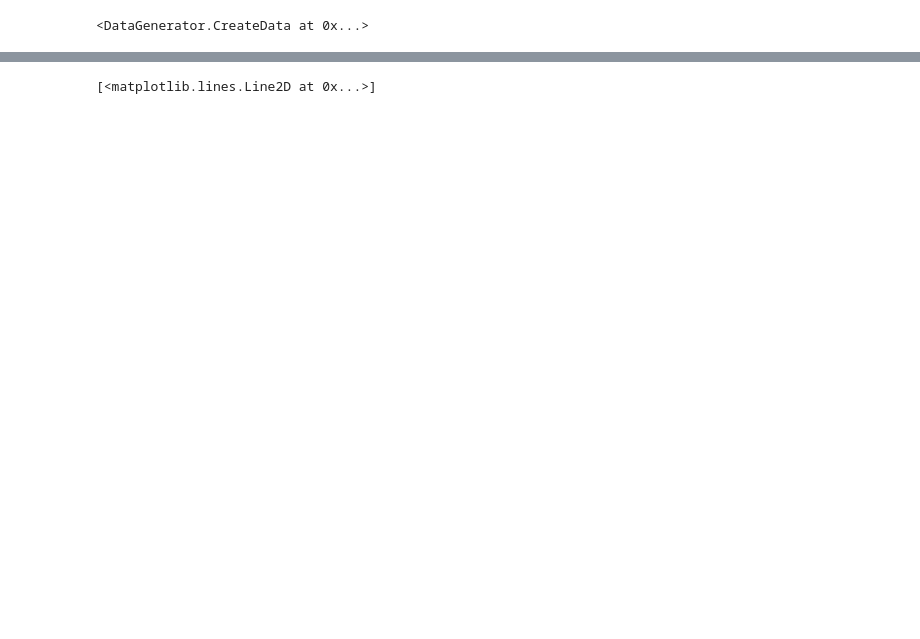
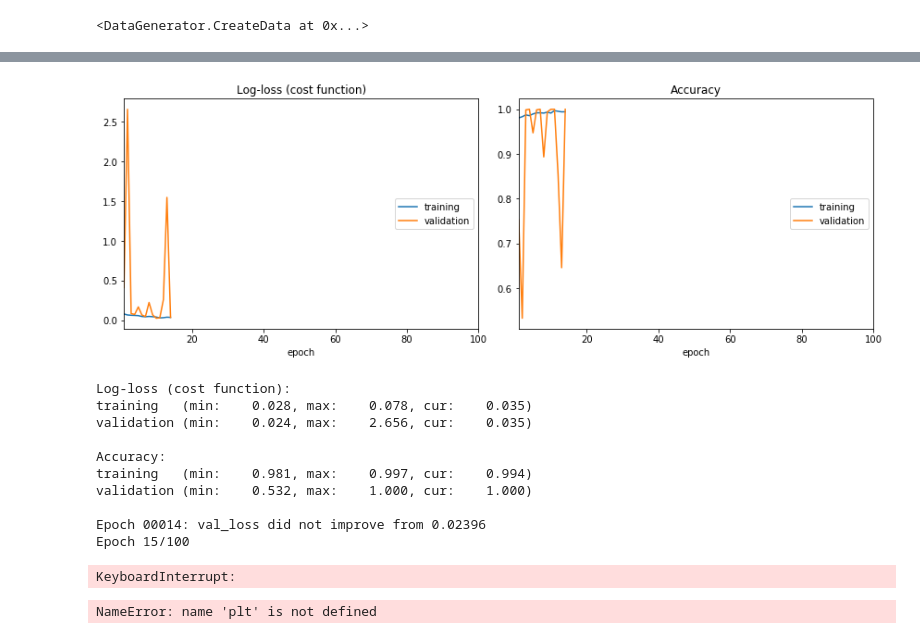
Before and after one commit to Dzhalolov/machine_learning, a Jupyter notebook: infotelecs/RecognizeWithNeuralNetwork.ipynb, the cells around one changed output, grey strips where cells are left out. Saved outputs shown, nothing was run; the diff lists cells and outputs as text; code cells hidden in the pictures; blank space fills up the shorter version.

```diff
--- a/infotelecs/RecognizeWithNeuralNetwork.ipynb
+++ b/infotelecs/RecognizeWithNeuralNetwork.ipynb
@@ -22,6 +20,6 @@ createData.create_directory()
 <DataGenerator.CreateData at 0x...>
 # %%
 smth_base = "D:informconnection\\"
-base_tile_dir = smth_base + 'train\\*'
+base_tile_dir = smth_base + 'lake\\*'
 df = pd.DataFrame({'path': glob(os.path.join(base_tile_dir, '*.jpg'))})
 df['target'] = df['path'].apply(lambda x: x.split('\\')[2])
@@ -120,0 +125,8 @@ _________________________________________________________________
+# %%
+df_data = shuffle(df).reset_index(drop=True)
+smth_base = "D:informconnection\\"
+df_train, df_test = train_test_split(df_data, stratify=y)
+for image in df_train['path'].values:
+    src = os.path.join(image)
+    dst = os.path.join(smth_base + 'train', '\\'.join(image.split('\\')[2:]))
+    print(src, dst)
@@ -123,12 +177,19 @@ import tensorflow as tf
 # %%
 image_generator = tf.keras.preprocessing.image.ImageDataGenerator(rescale=1./255)
 # %%
-BATCH_SIZE = 32
-CLASS_NAMES = ['exp', 'tan', 'sin_cos', 'linear']
-STEPS_PER_EPOCH = np.ceil(len(df)/BATCH_SIZE)
+BATCH_SIZE = 16
+CLASS_NAMES = ['exp', 'sin_cos', 'linear']
+STEPS_PER_EPOCH_TRAIN = np.ceil(len(df_train)/BATCH_SIZE)
+STEPS_PER_EPOCH_TEST = np.ceil(len(df_test)/BATCH_SIZE)
+
 train_data_gen = image_generator.flow_from_directory(directory="D:informconnection\\train",
                                                      batch_size=BATCH_SIZE,
                                                      shuffle=True,
                                                      target_size=(200, 200),
-                                                     classes = CLASS_NAMES)
+                                                     classes=CLASS_NAMES)
+test_data_gen = image_generator.flow_from_directory(directory="D:informconnection\\test",
+                                                    batch_size=BATCH_SIZE,
+                                                    shuffle=True,
+                                                    target_size=(200, 200),
+                                                    classes=CLASS_NAMES)
 # %% [output]
@@ -147,4 +220,37 @@ show_batch(image_batch, label_batch)
+# %%
+from livelossplot import PlotLossesKeras
+%matplotlib inline
+# matplotlib.use('Qt5Agg')
+directory = "D://some_weights"
+if not os.path.exists(directory):
+    os.mkdir(directory)
+checkpoint_path = "D://some_weights//cp.ckpt"
+cp_callback = tf.keras.callbacks.ModelCheckpoint(
+    checkpoint_path, verbose=1, save_weights_only=True,
+    # Сохраняем веса через каждые 5 эпох
+    period=1, save_best_only=True)
+model.fit_generator(
+    train_data_gen,
+    steps_per_epoch=STEPS_PER_EPOCH_TRAIN,
+    epochs=100,
+    validation_data=test_data_gen,
+    validation_steps=STEPS_PER_EPOCH_TEST,
+    callbacks=[PlotLossesKeras(), cp_callback])
+# %% [output]
+[figure, added]
+Log-loss (cost function):
+training   (min:    0.028, max:    0.078, cur:    0.035)
+validation (min:    0.024, max:    2.656, cur:    0.035)
+
+Accuracy:
+training   (min:    0.981, max:    0.997, cur:    0.994)
+validation (min:    0.532, max:    1.000, cur:    1.000)
+
+Epoch 00014: val_loss did not improve from 0.02396
+Epoch 15/100
+KeyboardInterrupt:
 # %%
-plt.plot([1, 2])
+# %matplotlib inline
+plt.plot([1, 2, 3])
 # %% [output]
-[<matplotlib.lines.Line2D at 0x...>]
+NameError: name 'plt' is not defined
```
Also changed, not shown: parts of 21 cells of this notebook, 2 other files.
